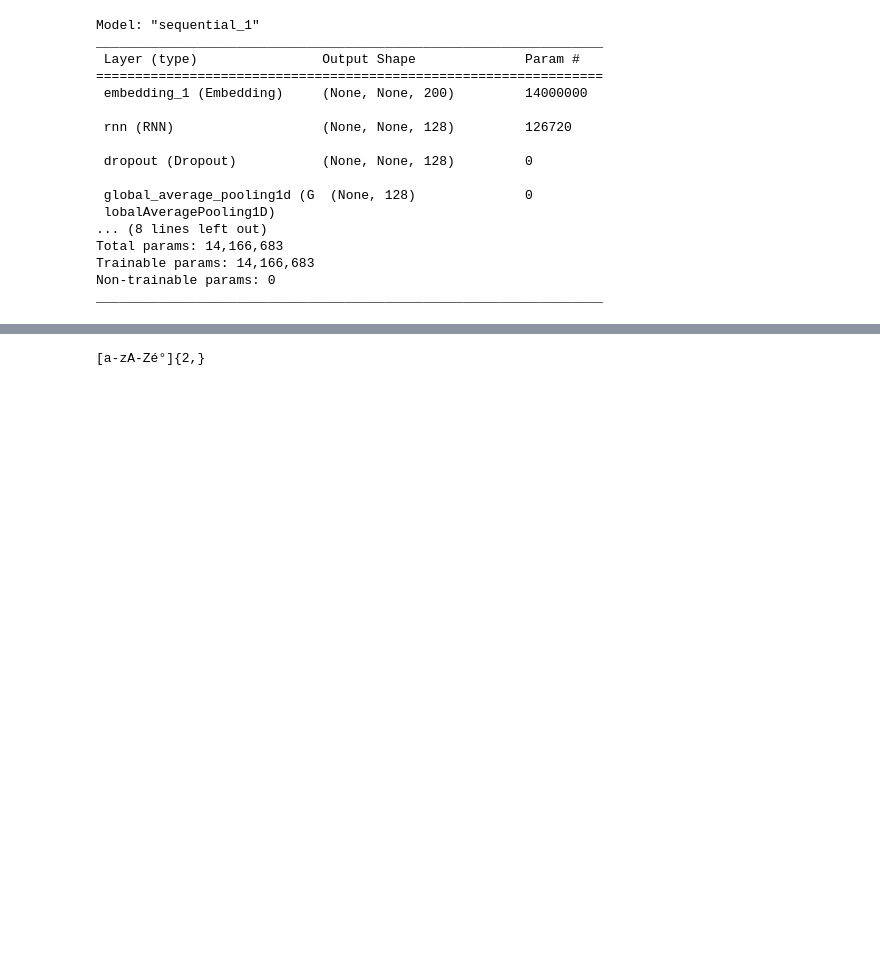
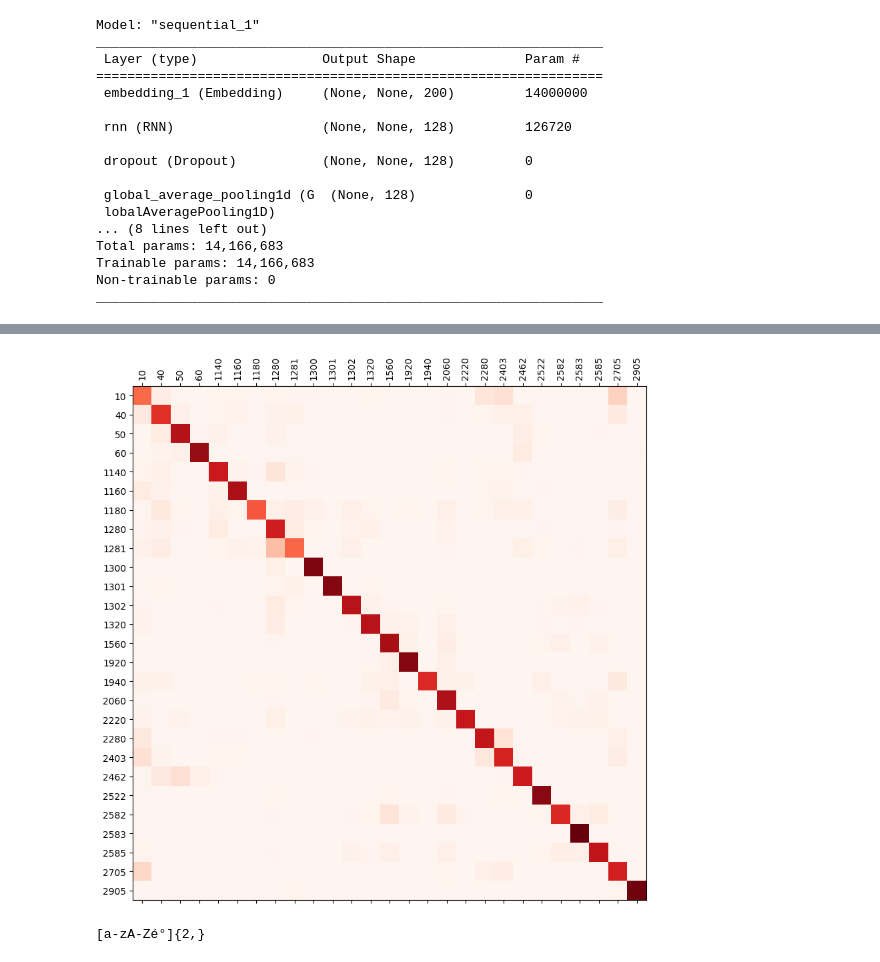
Before and after one commit to ManDes71/Rakuten_Text_Classification_TensorFlow, a Jupyter notebook: notebooks/Modele_RNN_05.ipynb, the cells around one changed output, grey strips where cells are left out. Drawn from its saved outputs; the diff is of its cells as text; code cells hidden in the pictures; blank space fills up the shorter version.

```diff
--- a/notebooks/Modele_RNN_05.ipynb
+++ b/notebooks/Modele_RNN_05.ipynb
@@ -585,0 +605,5 @@ model.evaluate(X_test, y_test.values, batch_size=64)
+# %%
+predictions = model.predict(X_test)
+y_pred = np.argmax(predictions, axis=1)
+test_pred_original=label_encoder.inverse_transform(y_pred)
+test_pred_original
@@ -585,0 +639,8 @@ model.evaluate(X_test, y_test.values, batch_size=64)
+# %%
+
+y_test_original=y_test
+# On évalue le niveau de précision de notre prédiction.
+print("Précision de la prédiction:", accuracy_score(y_test_original, test_pred_original)*100, '%')
+
+print("Evaluation détaillée de la Classification par RDF :\n \n" ,
+      (classification_report(y_test_original, test_pred_original)))
@@ -585,0 +782,8 @@ model.evaluate(X_test, y_test.values, batch_size=64)
+# %%
+from sklearn.metrics import confusion_matrix
+cm = confusion_matrix(y_test_original, test_pred_original)
+print(cm[:10,:10])
+print('*************************************************')
+print(cm[10:20,10:20])
+print('*************************************************')
+print(cm[20:,20:])
@@ -586,3 +808,13 @@ model.evaluate(X_test, y_test.values, batch_size=64)
+# %%
+fig, ax = plt.subplots(figsize=(10,10))
+cm_normalized = cm.astype('float') / (cm.sum(axis=1)[:, np.newaxis])
+#cm_normalized=cm.div(cm.sum(axis=1), axis=0)
+cax = ax.matshow(cm_normalized, cmap='Reds')
+plt.xticks(range(27),catdict,rotation=90)
+plt.yticks(range(27),catdict,rotation=0)
+plt.show()
+# %% [output]
+[figure, added]
 # %%
 
 
```
Also changed, not shown: parts of 23 cells of this notebook.
